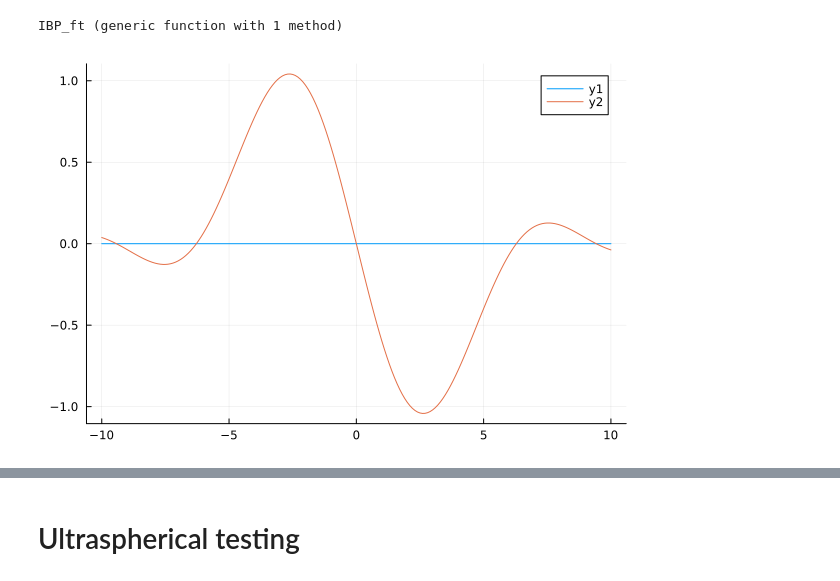
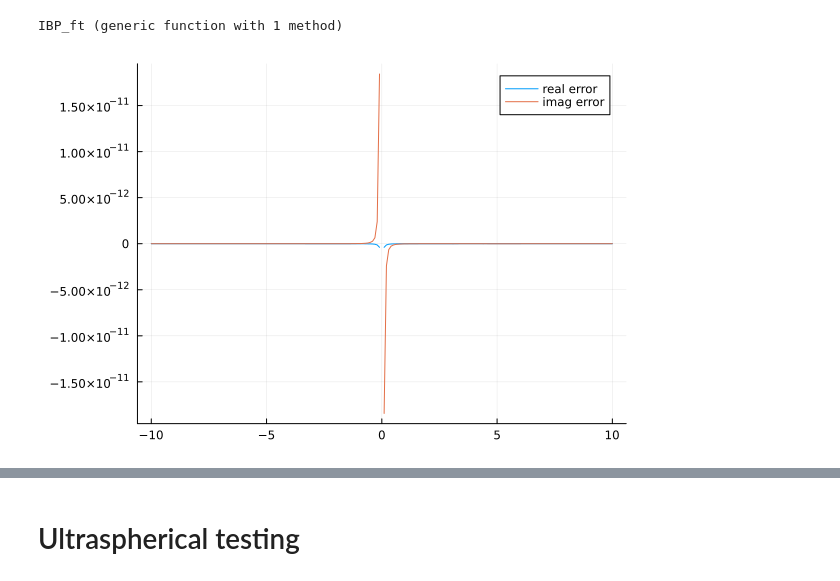
Before and after one commit to WietseVaes/NUTM-timestep, a Jupyter notebook: Code/Old tests.ipynb, the cells around one changed output, grey strips where cells are left out. Drawn from its saved outputs; the diff is of its cells as text; code cells hidden in the pictures.

```diff
--- a/Code/Old tests.ipynb
+++ b/Code/Old tests.ipynb
@@ -14,19 +14,14 @@ function IBP_ft(f,k,Nd)
 
     # Number of Derivatives Nd
 
-    # Easily made faster.
-
     g = x-> exp.(-1im .* k .* x);
-
-    res = 1im * (g(1) * f(1) - g(-1) * f(-1)) ./ k
-    (g(1) * Df(1) - g(-1) * Df(-1)) |>display
-    for i1 = 1:Nd
-        Df = Diff(f)
-        (-1im)^(i1-1) .* (g(1) * Df(1) - g(-1) * Df(-1)) ./ ((k) .^ (i1+1))|>display
-        res += (-1im)^(i1-1) .* (g(1) * Df(1) - g(-1) * Df(-1)) ./ ((k) .^ (i1+1))
-        f = Df
+    res = k .* 0
+    for i1 = 0:Nd
+        res += (-1. * 1im)^(i1-1) .* (g(1) * f(1) - g(-1) * f(-1)) ./ ((k) .^ (i1+1))
+        f = Diff(f)
     end
-
+    s = curv(x->x,-1,1,x->1,200)
+    res += (-1im)^(Nd+1) .* Clen_Curt(x -> f.(x) .* g.(x),s) ./ ((k) .^ (Nd+1))
    return res
 
 end
@@ -35,11 +30,12 @@ IBP_ft (generic function with 1 method)
 # %%
 a = pi; f = UltraFun(0,x -> sin(a*x),100); f_ft = x -> (1im*((x-a)*sin(x+a)+(-x-a)*sin(x-a)))/(x^2-a^2)
 
 kk = -10:0.1:10
-plot(kk,real.(f_ft.(kk)))
-plot!(kk,imag.(f_ft.(kk)))
+ff_ft = k -> IBP_ft(f,k,2)
+plot(kk,real.(f_ft.(kk)).-real.(ff_ft.(kk)), label ="real error")
+plot!(kk,imag.(f_ft.(kk)).-imag.(ff_ft.(kk)), label ="imag error")
 # %% [output]
-[figure, old version]
+[figure, new version]
 # %%
 plot(-1:.1:1,f.(-1:.1:1))
 Df = Diff(f)
```
Also changed, not shown: parts of 6 cells of this notebook, 2 other files.
